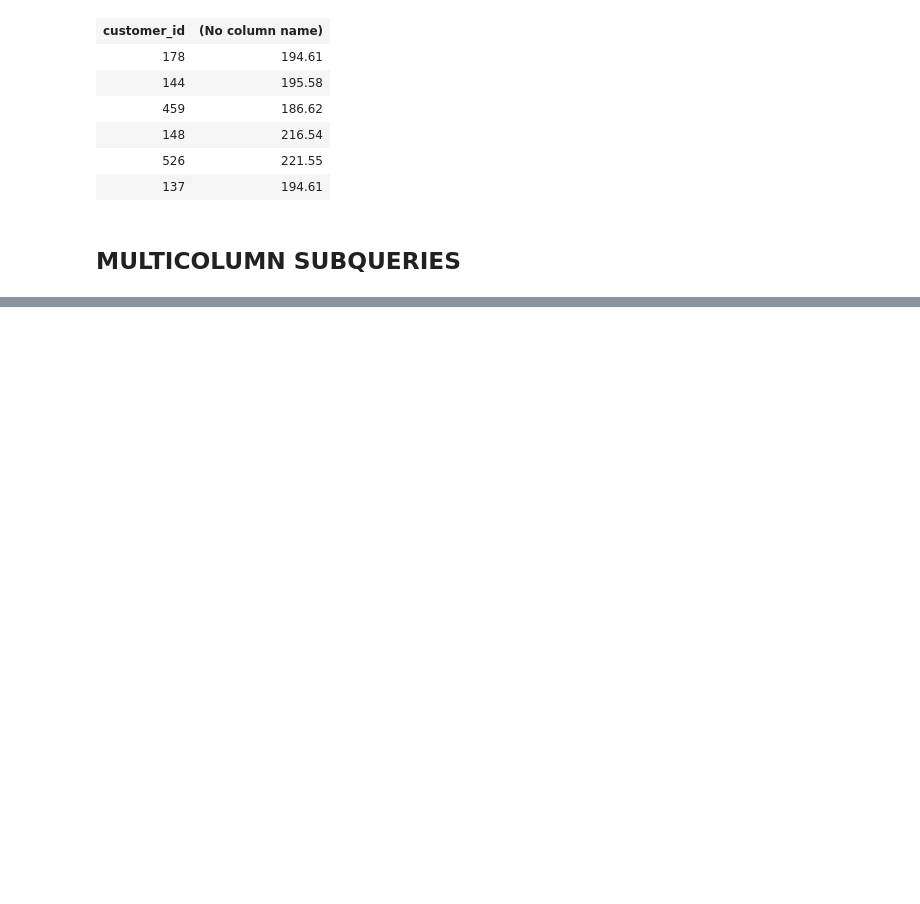
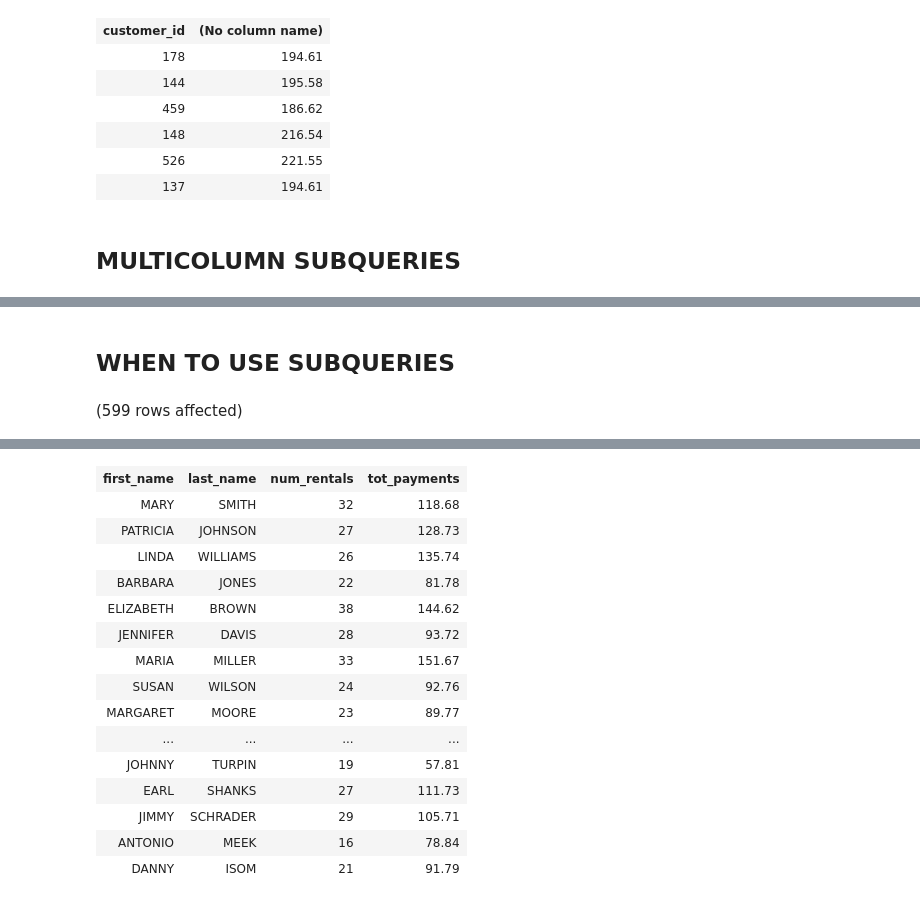
Before and after one commit to ferreira-mr/livroLearningSQL_AlanBeaulieu, a Jupyter notebook: chapter09_Subqueries.ipynb, the cells around one changed output, grey strips where cells are left out. Cells and saved outputs as stored; diff of their text form; code cells hidden in the pictures; blank space fills up the shorter version.

```diff
--- a/chapter09_Subqueries.ipynb
+++ b/chapter09_Subqueries.ipynb
@@ -270,0 +421,13 @@ Total execution time: 00:00:00.037
+# %% [markdown]
+## WHEN TO USE SUBQUERIES
+# %%
+SELECT c.first_name, c.last_name, pymnt.num_rentals, pymnt.tot_payments
+FROM customer c
+    INNER JOIN (
+        SELECT customer_id, COUNT(*) num_rentals, sum(amount) tot_payments
+        FROM payment
+        GROUP BY customer_id
+    ) pymnt
+    ON c.customer_id = pymnt.customer_id;
+# %% [output]
+(599 rows affected)
@@ -270,0 +435,16 @@ Total execution time: 00:00:00.037
+| first_name | last_name | num_rentals | tot_payments |
+| MARY | SMITH | 32 | 118.68 |
+| PATRICIA | JOHNSON | 27 | 128.73 |
+| LINDA | WILLIAMS | 26 | 135.74 |
+| BARBARA | JONES | 22 | 81.78 |
+| ELIZABETH | BROWN | 38 | 144.62 |
+| JENNIFER | DAVIS | 28 | 93.72 |
+| MARIA | MILLER | 33 | 151.67 |
+| SUSAN | WILSON | 24 | 92.76 |
+| MARGARET | MOORE | 23 | 89.77 |
+| ... | ... | ... | ... |
+| JOHNNY | TURPIN | 19 | 57.81 |
+| EARL | SHANKS | 27 | 111.73 |
+| JIMMY | SCHRADER | 29 | 105.71 |
+| ANTONIO | MEEK | 16 | 78.84 |
+| DANNY | ISOM | 21 | 91.79 |
```
Also changed, not shown: parts of 18 cells of this notebook.
